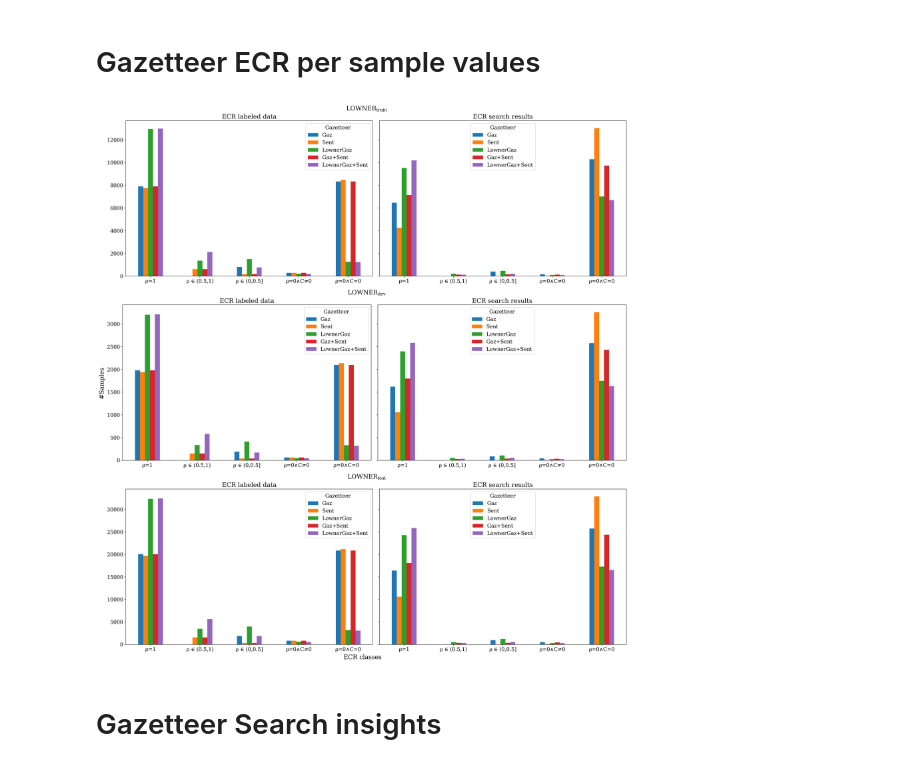
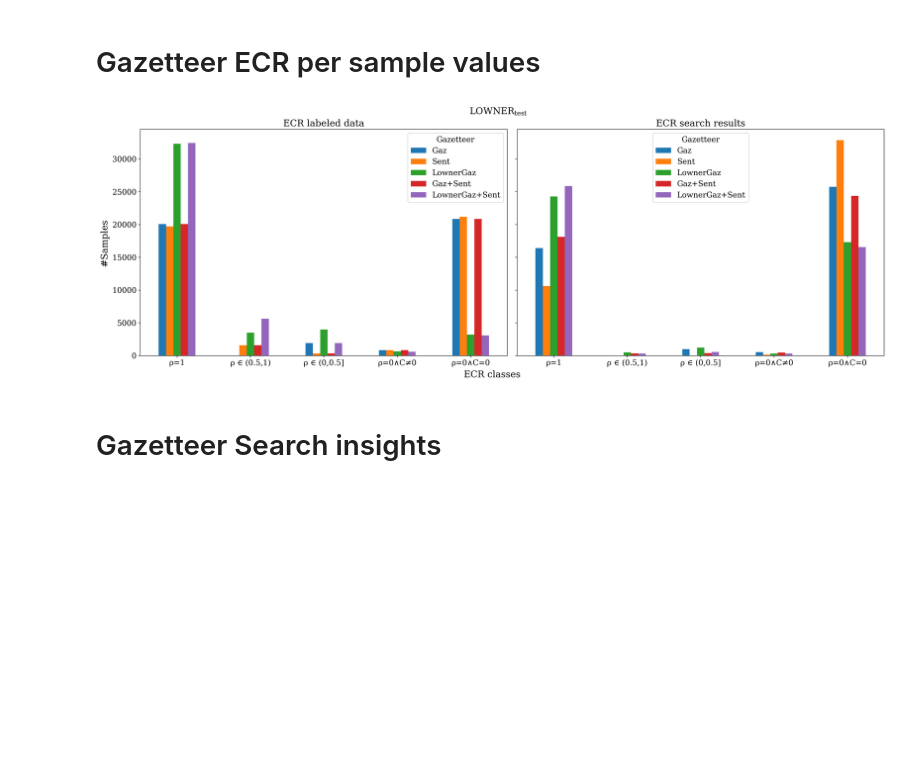
Before and after one commit to roebbert92/thesis, a Jupyter notebook: evaluations/00_datasets.ipynb, the cells around one changed output. Drawn from its saved outputs; the diff is of its cells as text; code cells hidden in the pictures; blank space fills up the shorter version.

```diff
--- a/evaluations/00_datasets.ipynb
+++ b/evaluations/00_datasets.ipynb
@@ -608,43 +552,44 @@ plt.savefig(os.path.join(LATEX_THESIS_PATH, "drawings", "01_performance",
 # Gazetteer ECR per sample values
 # %%
 import matplotlib.pyplot as plt
-from evaluations.datasets_00 import aggregate_per_sample_ecr_classes
+from evaluations.datasets_00 import aggregate_per_sample_ecr_classes, get_labeled_data_entity_coverage_per_sample, get_search_results_entity_coverage_per_sample
 from evaluations.utils import PLOT_DATASET_NAMES
 
-fig = plt.figure(figsize=(20, 21), dpi=200, layout="constrained")
+fig = plt.figure(figsize=(20, 7), dpi=200, layout="constrained")
 fig.supylabel("#Samples")
 fig.supxlabel("ECR classes")
-subfigs = fig.subfigures(3, 1)
-datasets = ["lowner_train", "lowner_dev", "lowner_test"]
+subfigs = fig.subfigures(1, 1)
+datasets = ["lowner_test"]
 
-for outerind, subfig in enumerate(subfigs.flat):
-    dataset_name = datasets[outerind]
-    subfig.suptitle(PLOT_DATASET_NAMES[dataset_name])
-    axs = subfig.subplots(1, 2, sharey=True, sharex=True)
+# for outerind, subfig in enumerate(subfigs.flat):
+outerind = 0
+dataset_name = datasets[outerind]
+subfigs.suptitle(PLOT_DATASET_NAMES[dataset_name])
+axs = subfigs.subplots(1, 2, sharey=True, sharex=True)
 
-    labeled_data_ecr_sample_df = get_labeled_data_entity_coverage_per_sample()
-    agg_labeled_data_ecr_sample_df = aggregate_per_sample_ecr_classes(
-        labeled_data_ecr_sample_df)
+labeled_data_ecr_sample_df = get_labeled_data_entity_coverage_per_sample()
+agg_labeled_data_ecr_sample_df = aggregate_per_sample_ecr_classes(
+    labeled_data_ecr_sample_df)
 
-    get_ecr_plotable_table(agg_labeled_data_ecr_sample_df, dataset_name).plot(
-        kind="bar", ax=axs[0], title="ECR labeled data", rot=0)
+get_ecr_plotable_table(agg_labeled_data_ecr_sample_df, dataset_name).plot(
+    kind="bar", ax=axs[0], title="ECR labeled data", rot=0)
 
-    search_results_data_ecr = get_search_results_entity_coverage_per_sample()
-    agg_search_results_data_ecr = aggregate_per_sample_ecr_classes(
-        search_results_data_ecr)
+search_results_data_ecr = get_search_results_entity_coverage_per_sample()
+agg_search_results_data_ecr = aggregate_per_sample_ecr_classes(
+    search_results_data_ecr)
 
-    get_ecr_plotable_table(agg_search_results_data_ecr,
-                        dataset_name).plot(kind="bar",
-                                            ax=axs[1],
-                                            title="ECR search results",
-                                            rot=0)
+get_ecr_plotable_table(agg_search_results_data_ecr,
+                    dataset_name).plot(kind="bar",
+                                        ax=axs[1],
+                                        title="ECR search results",
+                                        rot=0)
 
 plt.savefig(os.path.join(LATEX_THESIS_PATH, "drawings", "01_performance",
                          "ecr_per_sample.png"),
             dpi=300,
             bbox_inches='tight')
 # %% [output]
-[figure, old version]
+[figure, new version]
 # %% [markdown]
 # Gazetteer Search insights
 # %%
```
Also changed, not shown: parts of 6 cells of this notebook, 4 other files.
